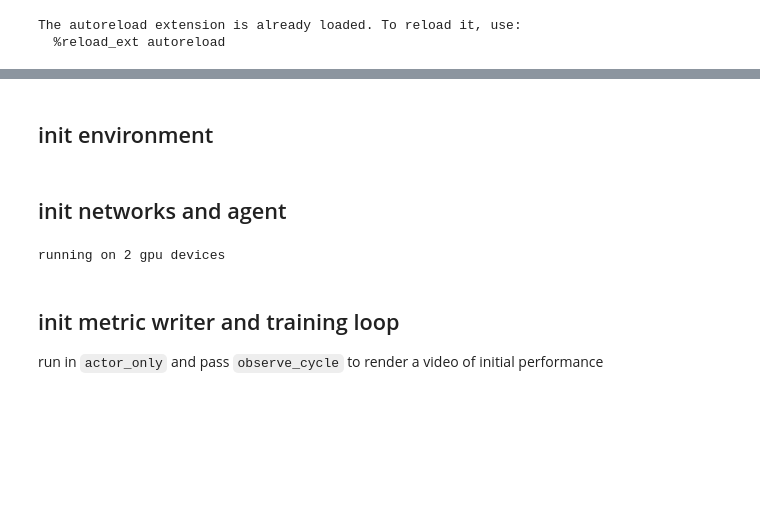
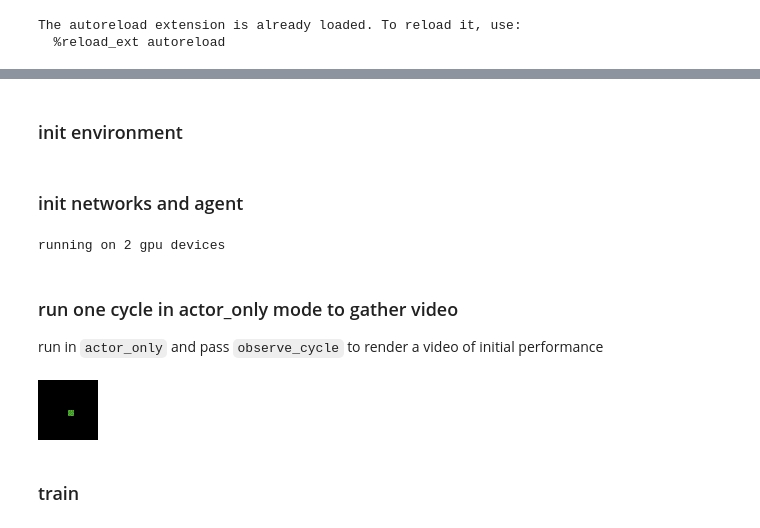
Before and after one commit to garymm/earl, a Jupyter notebook: earl/agents/r2d2/run_asterix.ipynb, the cells around one changed output, grey strips where cells are left out. Saved outputs shown, nothing was run; the diff lists cells and outputs as text; code cells hidden in the pictures; blank space fills up the shorter version.

Commit message:
WIP: asterix notebook

```diff
--- a/earl/agents/r2d2/run_asterix.ipynb
+++ b/earl/agents/r2d2/run_asterix.ipynb
@@ -29,11 +45,11 @@ gymnasium.register_envs(ale_py)  # suppress unused import warning
 # %% [markdown]
-## init environment
+### init environment
 # %%
 import gymnax.environments.spaces
 from gymnax.environments.minatar.asterix import MinAsterix
 
 env = MinAsterix()
-num_envs = 64
+num_envs = 512
 env_params = env.default_params
 env_info = env_info_from_gymnax(env, env_params, num_envs)
 action_space = env.action_space(env_params)
@@ -42,7 +58,7 @@ num_actions = int(action_space.n)
 observation_space = env.observation_space(env_params)
 assert isinstance(observation_space, gymnax.environments.spaces.Box), observation_space
 # %% [markdown]
-## init networks and agent
+### init networks and agent
 # %%
 hidden_size = 64
 key = jax.random.PRNGKey(0)
@@ -54,13 +70,13 @@ networks = r2d2_networks.make_networks_mlp(
     hidden_size=hidden_size,
     key=networks_key,
 )
-num_cycles = 5_000
+num_cycles = 3_500
 steps_per_cycle = 80
 devices = jax.local_devices()
 print(f"running on {len(devices)} {devices[0].platform} devices")
 config = R2D2Config(
     epsilon_greedy_schedule_args=dict(
-      init_value=0.1, end_value=0.01, transition_steps=steps_per_cycle * num_cycles
+      init_value=0.9, end_value=0.01, transition_steps=steps_per_cycle * 1_000
     ),
     num_envs_per_learner=num_envs,
     replay_seq_length=steps_per_cycle,
@@ -68,31 +84,44 @@ config = R2D2Config(
     burn_in=40,
     learning_rate_schedule_name="cosine_onecycle_schedule",
     learning_rate_schedule_args=dict(
-      transition_steps=steps_per_cycle * num_cycles // 2,
-      peak_value=1e-4 * len(devices),
+      transition_steps=steps_per_cycle * 2_500,
+      # NOTE: more devices effectively means a larger batch size, so we
+      # scale the learning rate up to train faster!
+      peak_value=5e-5 * len(devices),
     ),
+    target_update_step_size=0.00,
+    target_update_period=500,
 )
 agent = R2D2(env_info, config)
 loop_state = agent.new_state(networks, agent_key)
 # %% [output]
 running on 2 gpu devices
 # %% [markdown]
-## init metric writer and training loop
+### run one cycle in actor_only mode to gather video
 
 run in `actor_only` and pass `observe_cycle` to render a video of initial performance
 # %%
-metric_writer = TensorboardWriter(logdir="logs/MinAsterix/before_training")
-gymnax_loop = GymnaxLoop(
+metric_writer = MemoryWriter()
+eval_loop = GymnaxLoop(
     env,
     env_params,
     agent,
     num_envs,
     loop_key,
     actor_only=True,
     observe_cycle=utils.render_minatar_cycle,
     metric_writer=metric_writer,
     devices=devices,
 )
+loop_state = eval_loop.run(loop_state, 1, 2*steps_per_cycle)
+video_buf = io.BytesIO()
+video_array = next(iter(metric_writer.videos.values()))['video']
+encode_video_to_gif(video_array, video_buf)
+Image(video_buf.getvalue())
+# %% [output]
+[figure, added]
+# %% [markdown]
+### train
 # %%
 %load_ext tensorboard
 %tensorboard --logdir logs
```
Also changed, not shown: parts of 17 cells of this notebook.
